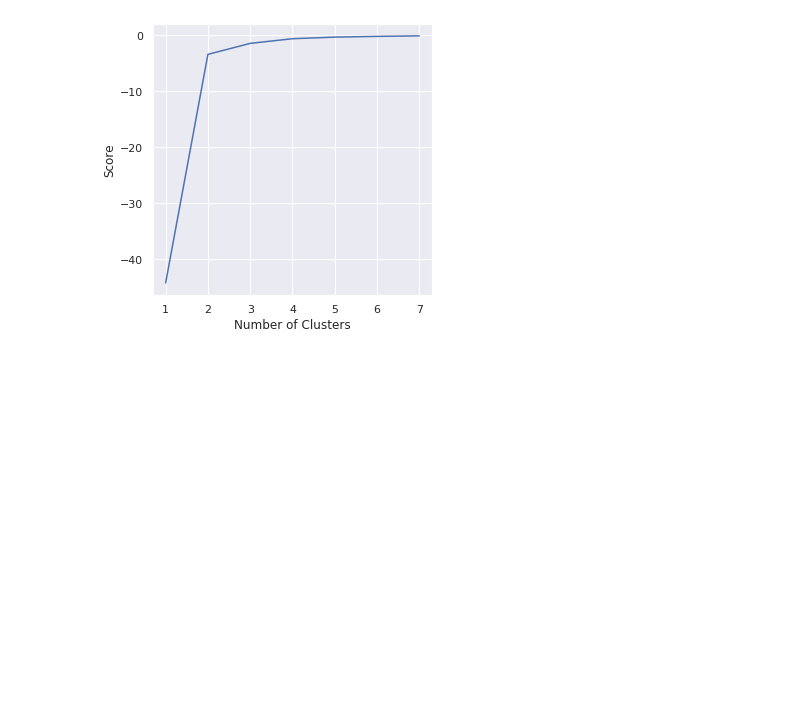
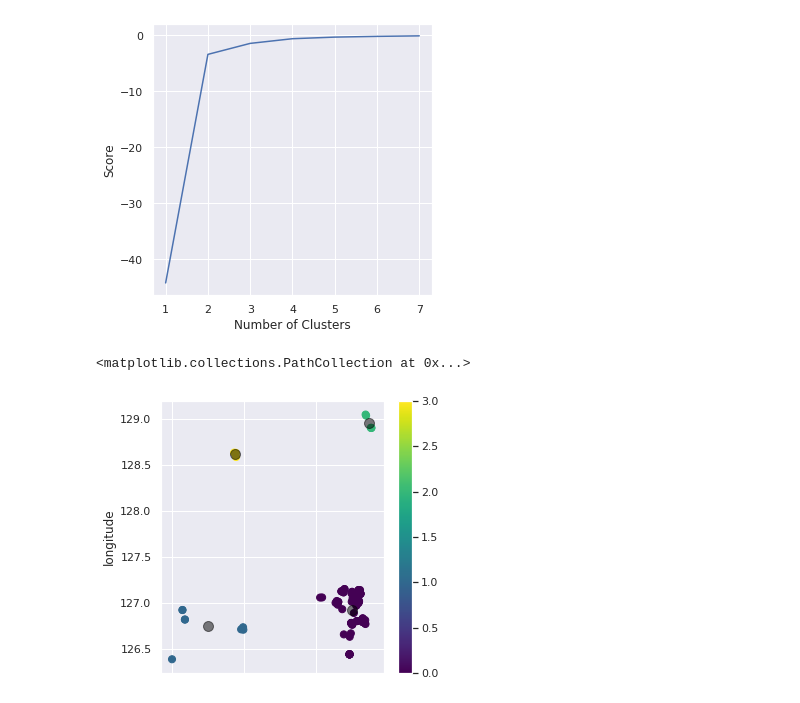
Before and after one commit to Shaheer-Imam/Corona-Virus-Analysis, a Jupyter notebook: Corona_Virus_Analysis.ipynb, the cells around one changed output. Cells and saved outputs as stored; diff of their text form; code cells hidden in the pictures; blank space fills up the shorter version.

```diff
--- a/Corona_Virus_Analysis.ipynb
+++ b/Corona_Virus_Analysis.ipynb
@@ -378,3 +378,9 @@ kmeans.fit(clus[clus.columns[1:3]])
 clus['cluster_label'] = kmeans.fit_predict(clus[clus.columns[1:3]])
 centers = kmeans.cluster_centers_
 labels = kmeans.predict(clus[clus.columns[1:3]])
+# %%
+clus.plot.scatter(x = 'latitude', y = 'longitude', c=labels, s=50, cmap='viridis')
+plt.scatter(centers[:, 0], centers[:, 1], c='black', s=100, alpha=0.5)
+# %% [output]
+<matplotlib.collections.PathCollection at 0x...>
+[figure, added]
```
Also changed, not shown: parts of 1 cell of this notebook.
